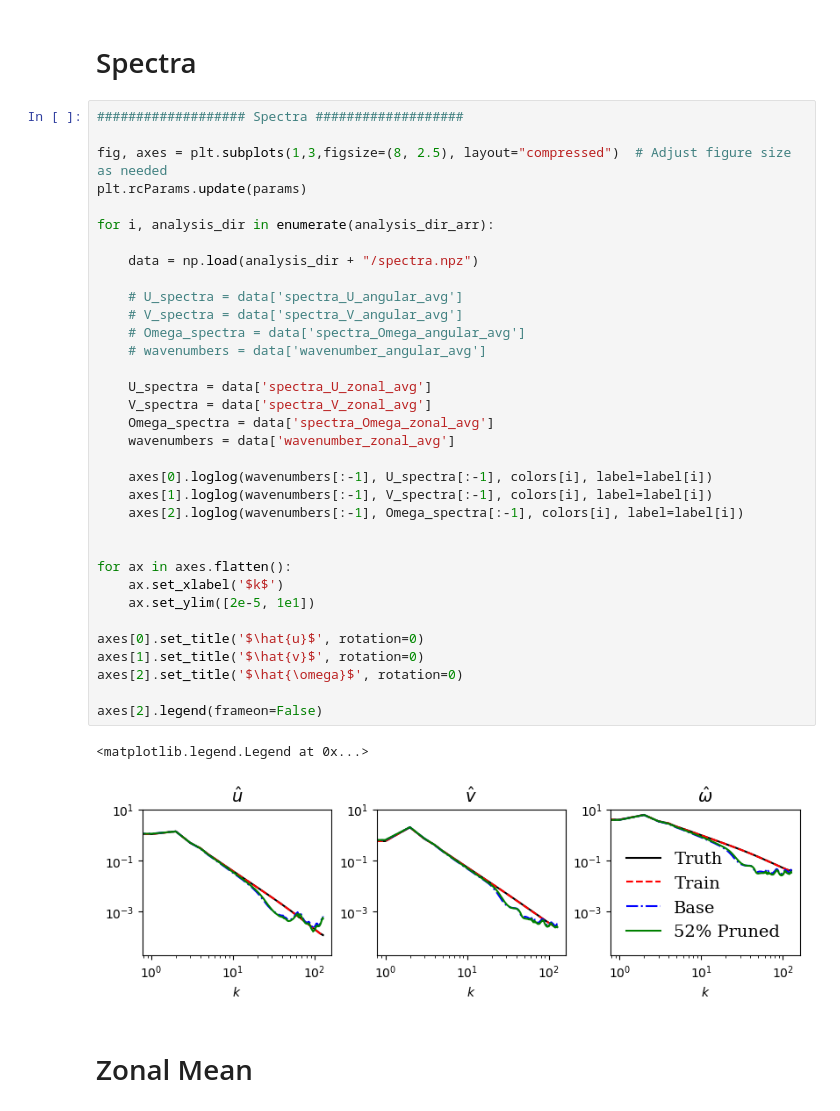
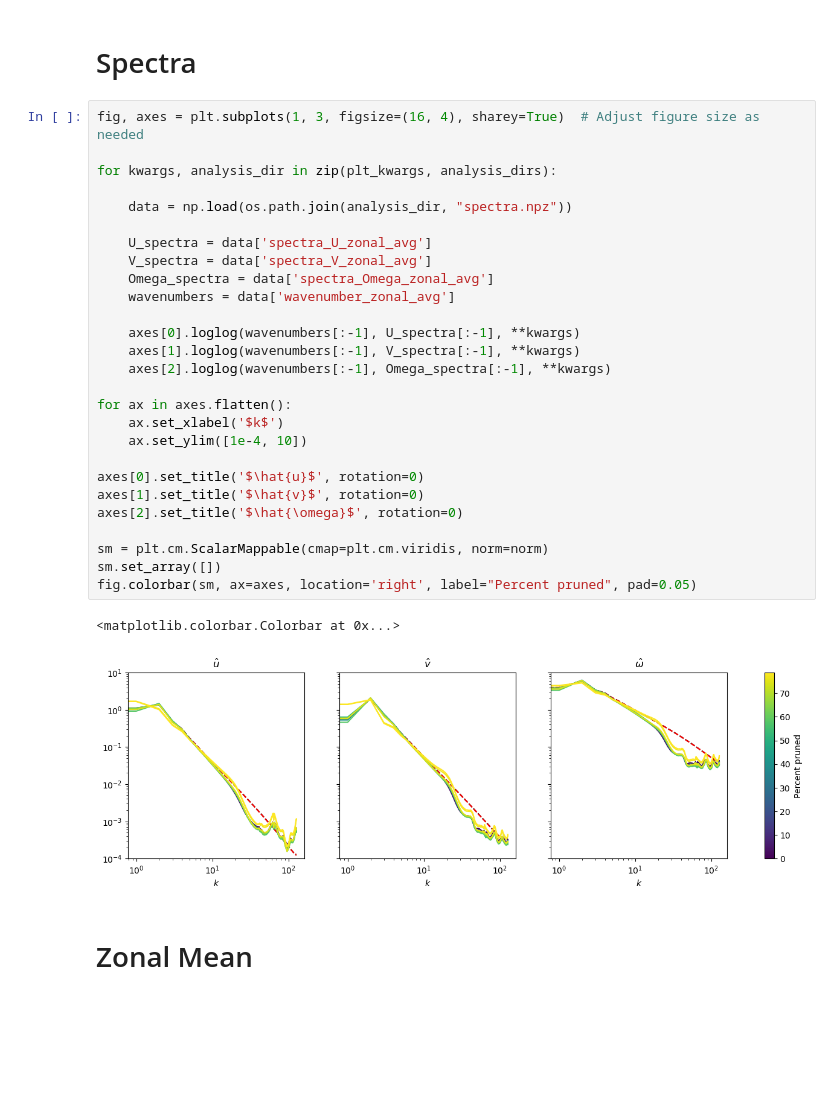
Before and after one commit to jshe2304/pruning-turbulence-vit, a Jupyter notebook: src/notebooks/visualize_long_analysis.ipynb, the cells around one changed output. Drawn from its saved outputs; the diff is of its cells as text; blank space fills up the shorter version.

```diff
--- a/src/notebooks/visualize_long_analysis.ipynb
+++ b/src/notebooks/visualize_long_analysis.ipynb
@@ -52,42 +73,35 @@ target_step = 3
 # %% [markdown]
 # Spectra
 # %%
-################### Spectra ###################
+fig, axes = plt.subplots(1, 3, figsize=(16, 4), sharey=True)  # Adjust figure size as needed
 
-fig, axes = plt.subplots(1,3,figsize=(8, 2.5), layout="compressed")  # Adjust figure size as needed
-plt.rcParams.update(params)
+for kwargs, analysis_dir in zip(plt_kwargs, analysis_dirs):
 
-for i, analysis_dir in enumerate(analysis_dir_arr):
-
-    data = np.load(analysis_dir + "/spectra.npz")
-
-    # U_spectra = data['spectra_U_angular_avg']
-    # V_spectra = data['spectra_V_angular_avg']
-    # Omega_spectra = data['spectra_Omega_angular_avg']
-    # wavenumbers = data['wavenumber_angular_avg']
+    data = np.load(os.path.join(analysis_dir, "spectra.npz"))
 
     U_spectra = data['spectra_U_zonal_avg']
     V_spectra = data['spectra_V_zonal_avg']
     Omega_spectra = data['spectra_Omega_zonal_avg']
     wavenumbers = data['wavenumber_zonal_avg']
 
-    axes[0].loglog(wavenumbers[:-1], U_spectra[:-1], colors[i], label=label[i])
-    axes[1].loglog(wavenumbers[:-1], V_spectra[:-1], colors[i], label=label[i])
-    axes[2].loglog(wavenumbers[:-1], Omega_spectra[:-1], colors[i], label=label[i])
-
+    axes[0].loglog(wavenumbers[:-1], U_spectra[:-1], **kwargs)
+    axes[1].loglog(wavenumbers[:-1], V_spectra[:-1], **kwargs)
+    axes[2].loglog(wavenumbers[:-1], Omega_spectra[:-1], **kwargs)
 
 for ax in axes.flatten():
     ax.set_xlabel('$k$')
-    ax.set_ylim([2e-5, 1e1])
+    ax.set_ylim([1e-4, 10])
 
 axes[0].set_title('$\hat{u}$', rotation=0)
 axes[1].set_title('$\hat{v}$', rotation=0)
 axes[2].set_title('$\hat{\omega}$', rotation=0)
 
-axes[2].legend(frameon=False)
+sm = plt.cm.ScalarMappable(cmap=plt.cm.viridis, norm=norm)
+sm.set_array([])
+fig.colorbar(sm, ax=axes, location='right', label="Percent pruned", pad=0.05)
 # %% [output]
-<matplotlib.legend.Legend at 0x...>
+<matplotlib.colorbar.Colorbar at 0x...>
-[figure, old version]
+[figure, new version]
 # %% [markdown]
 # Zonal Mean
 # %%
```
Also changed, not shown: parts of 10 cells of this notebook, 43 other files.
